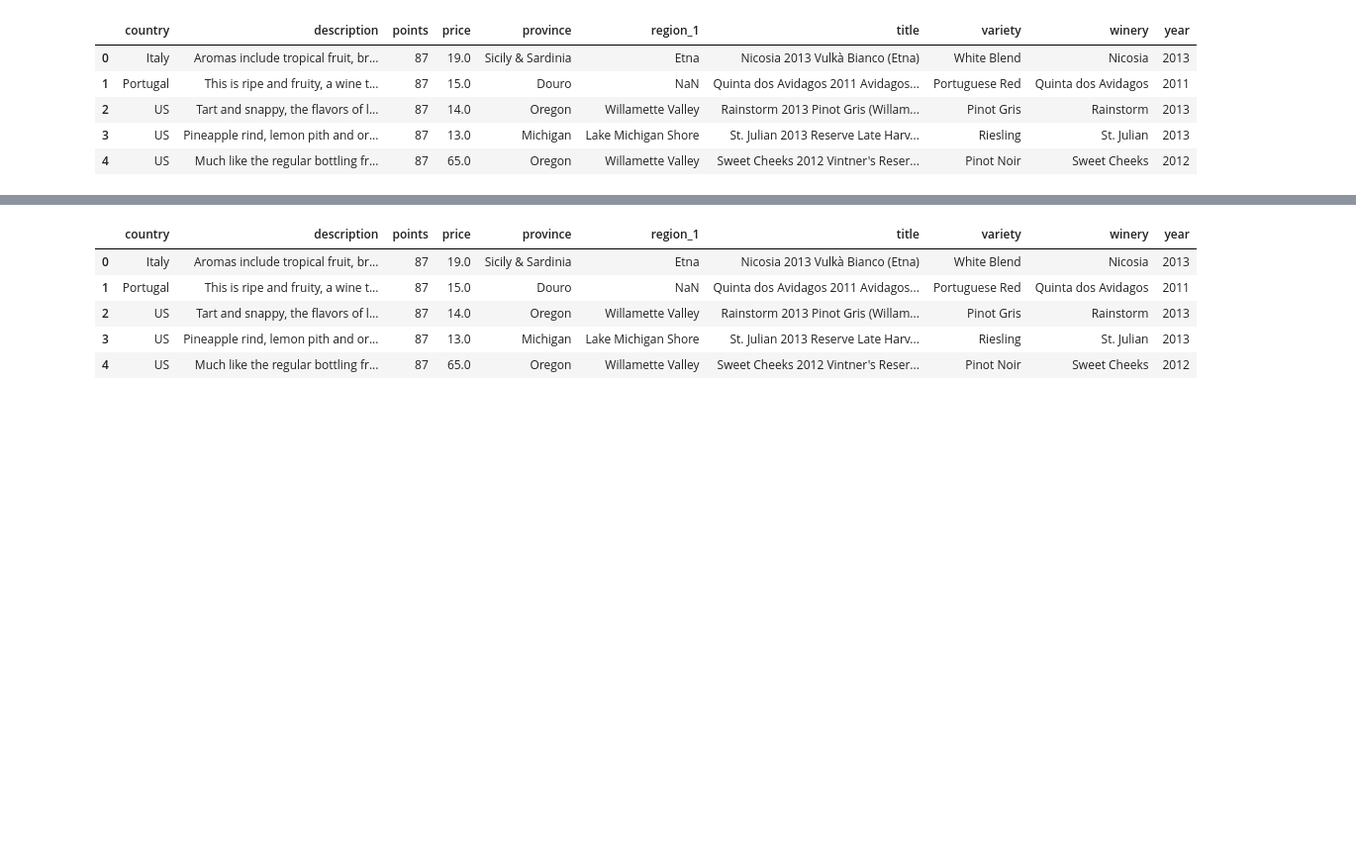
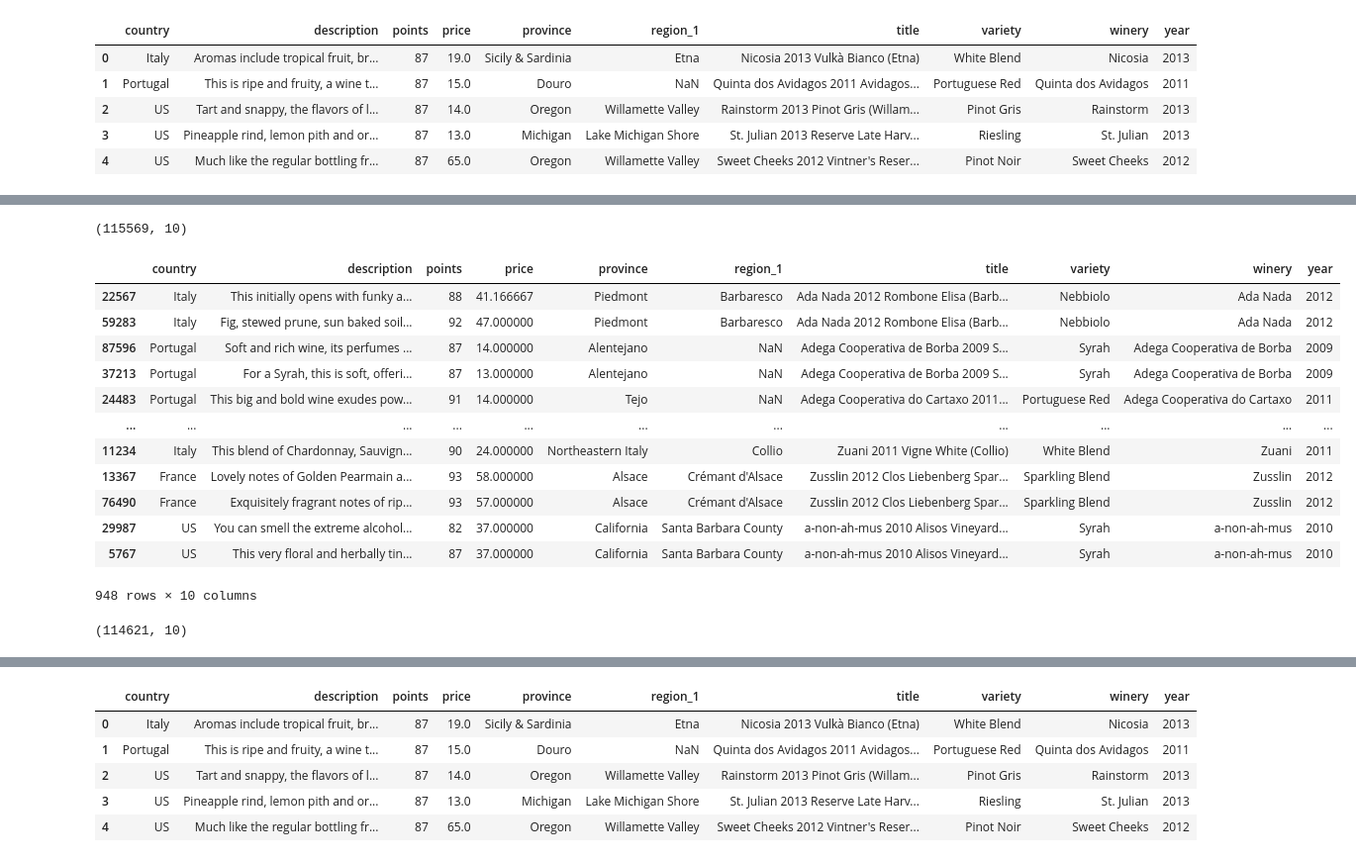
Before and after one commit to blamb888/Vino-Verdict, a Jupyter notebook: eda.ipynb, the cells around one changed output, grey strips where cells are left out. Shown at 99% size. Cells and saved outputs as stored; diff of their text form; code cells hidden in the pictures; blank space fills up the shorter version.

Commit message:
Fixed the duplication of multiple reviews per single wine

```diff
--- a/eda.ipynb
+++ b/eda.ipynb
@@ -131,6 +137,3 @@ df[df['description'].duplicated(keep=False)].sort_values(by='description')
 | 31584 | Italy | Vibrant and spicy, this savory re... | 90 | 18.0 | Sicily & Sardinia | Cannonau di Sardegna | Argiolas 2013 Costera (Cannonau d... | Red Blend | Argiolas | 2013 |
 | 21810 | Italy | Vibrant and spicy, this savory re... | 89 | 14.0 | Sicily & Sardinia | Carignano del Sulcis | Cantina Santadi 2012 Grotta Rossa... | Carignano | Cantina Santadi | 2012 |
 66 rows × 10 columns
-# %%
-df = df.drop_duplicates(subset='description')
-df.shape
@@ -138,0 +140,5 @@ df.shape
+# %%
+# Removing every row that has duplicate descriptions
+dupe_desc = df['description'].duplicated(keep=False)
+df = df[~dupe_desc]
+df.shape
@@ -234 +248,28 @@ df.shape
+# %%
+df.shape
+# %% [output]
+(115569, 10)
+# %%
+df[df['title'].duplicated(keep=False)].sort_values(by='title')
+# %% [output]
+|  | country | description | points | price | province | region_1 | title | variety | winery | year |
+| 22567 | Italy | This initially opens with funky a... | 88 | 41.166667 | Piedmont | Barbaresco | Ada Nada 2012 Rombone Elisa (Barb... | Nebbiolo | Ada Nada | 2012 |
+| 59283 | Italy | Fig, stewed prune, sun baked soil... | 92 | 47.000000 | Piedmont | Barbaresco | Ada Nada 2012 Rombone Elisa (Barb... | Nebbiolo | Ada Nada | 2012 |
+| 87596 | Portugal | Soft and rich wine, its perfumes ... | 87 | 14.000000 | Alentejano | NaN | Adega Cooperativa de Borba 2009 S... | Syrah | Adega Cooperativa de Borba | 2009 |
+| 37213 | Portugal | For a Syrah, this is soft, offeri... | 87 | 13.000000 | Alentejano | NaN | Adega Cooperativa de Borba 2009 S... | Syrah | Adega Cooperativa de Borba | 2009 |
+| 24483 | Portugal | This big and bold wine exudes pow... | 91 | 14.000000 | Tejo | NaN | Adega Cooperativa do Cartaxo 2011... | Portuguese Red | Adega Cooperativa do Cartaxo | 2011 |
+| ... | ... | ... | ... | ... | ... | ... | ... | ... | ... | ... |
+| 11234 | Italy | This blend of Chardonnay, Sauvign... | 90 | 24.000000 | Northeastern Italy | Collio | Zuani 2011 Vigne White (Collio) | White Blend | Zuani | 2011 |
+| 13367 | France | Lovely notes of Golden Pearmain a... | 93 | 58.000000 | Alsace | Crémant d'Alsace | Zusslin 2012 Clos Liebenberg Spar... | Sparkling Blend | Zusslin | 2012 |
+| 76490 | France | Exquisitely fragrant notes of rip... | 93 | 57.000000 | Alsace | Crémant d'Alsace | Zusslin 2012 Clos Liebenberg Spar... | Sparkling Blend | Zusslin | 2012 |
+| 29987 | US | You can smell the extreme alcohol... | 82 | 37.000000 | California | Santa Barbara County | a-non-ah-mus 2010 Alisos Vineyard... | Syrah | a-non-ah-mus | 2010 |
+| 5767 | US | This very floral and herbally tin... | 87 | 37.000000 | California | Santa Barbara County | a-non-ah-mus 2010 Alisos Vineyard... | Syrah | a-non-ah-mus | 2010 |
+948 rows × 10 columns
+# %%
+# Removing every row that has duplicate descriptions
+dupe_title = df['title'].duplicated(keep=False)
+df = df[~dupe_title]
+df.shape
+# %% [output]
+(114621, 10)
 # %%
```
Also changed, not shown: parts of 16 cells of this notebook.
